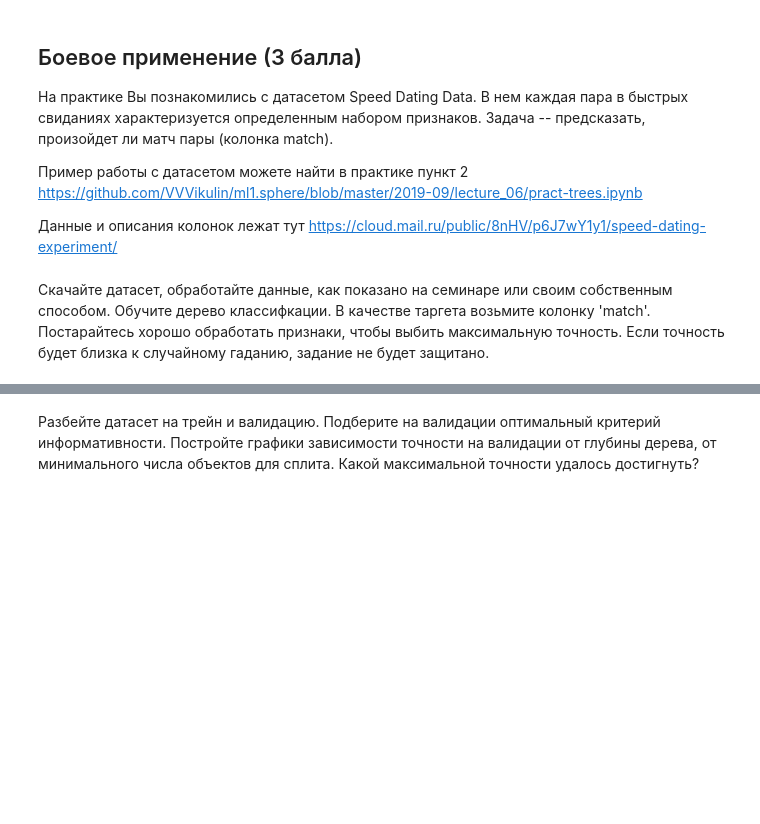
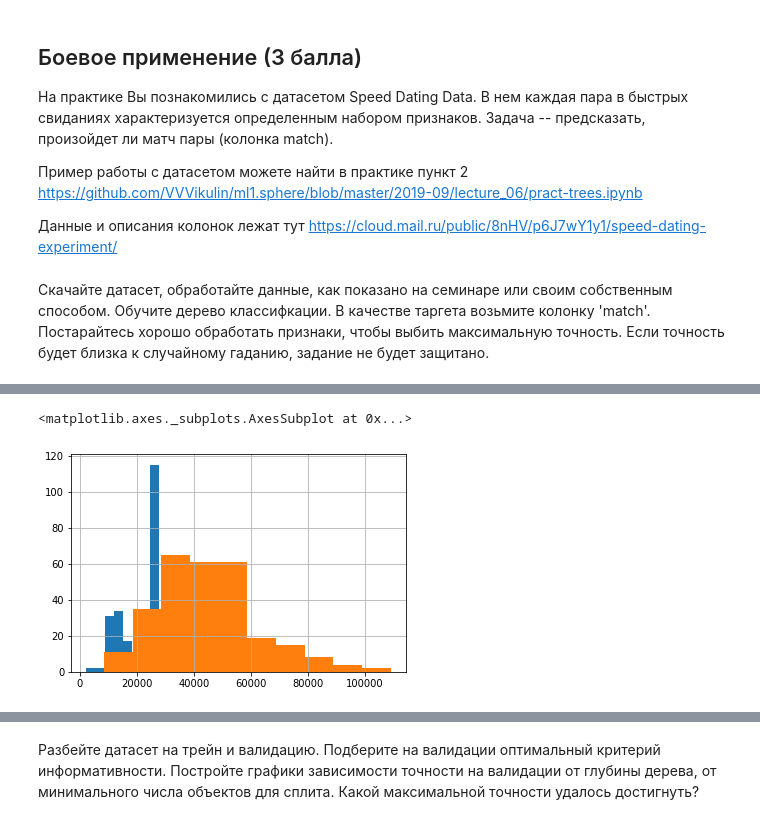
Before and after one commit to sofiabelskaya/sphere_ml, a Jupyter notebook: hw3.ipynb, the cells around one changed output, grey strips where cells are left out. Drawn from its saved outputs; the diff is of its cells as text; code cells hidden in the pictures; blank space fills up the shorter version.

```diff
--- a/hw3.ipynb
+++ b/hw3.ipynb
@@ -243,0 +587,13 @@ https://cloud.mail.ru/public/8nHV/p6J7wY1y1/speed-dating-experiment/
+# %%
+df.loc[:, 'tuition'] = df.loc[:, 'tuition'].str.replace(',', '').astype(np.float)
+df.drop_duplicates('iid').tuition.hist()
+df.drop_duplicates('iid').tuition.isnull().sum()
+df.drop_duplicates('iid').imprace.isnull().sum()
+df.drop_duplicates('iid').imprelig.isnull().sum()
+df = df.dropna(subset=['imprelig', 'imprace'])
+df = df.drop(['from', 'zipcode'], axis=1)
+df.loc[:, 'income'] = df.loc[:, 'income'].str.replace(',', '').astype(np.float)
+df.drop_duplicates('iid').loc[:, 'income'].hist()
+# %% [output]
+<matplotlib.axes._subplots.AxesSubplot at 0x...>
+[figure, added]
```
Also changed, not shown: parts of 49 cells of this notebook.
